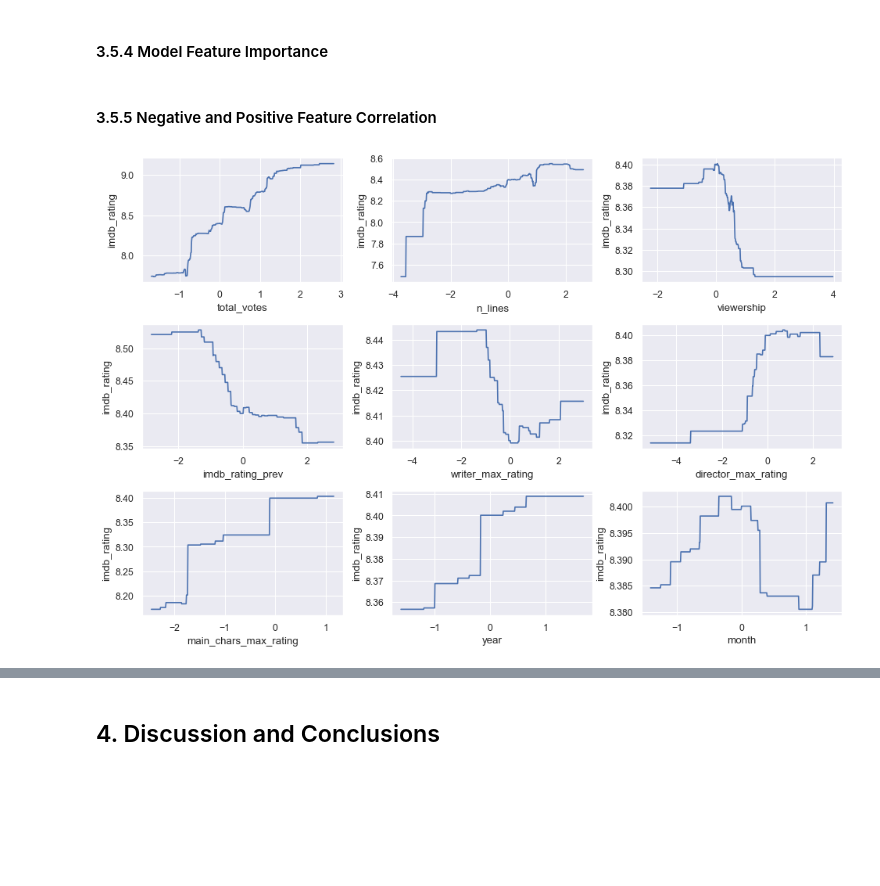
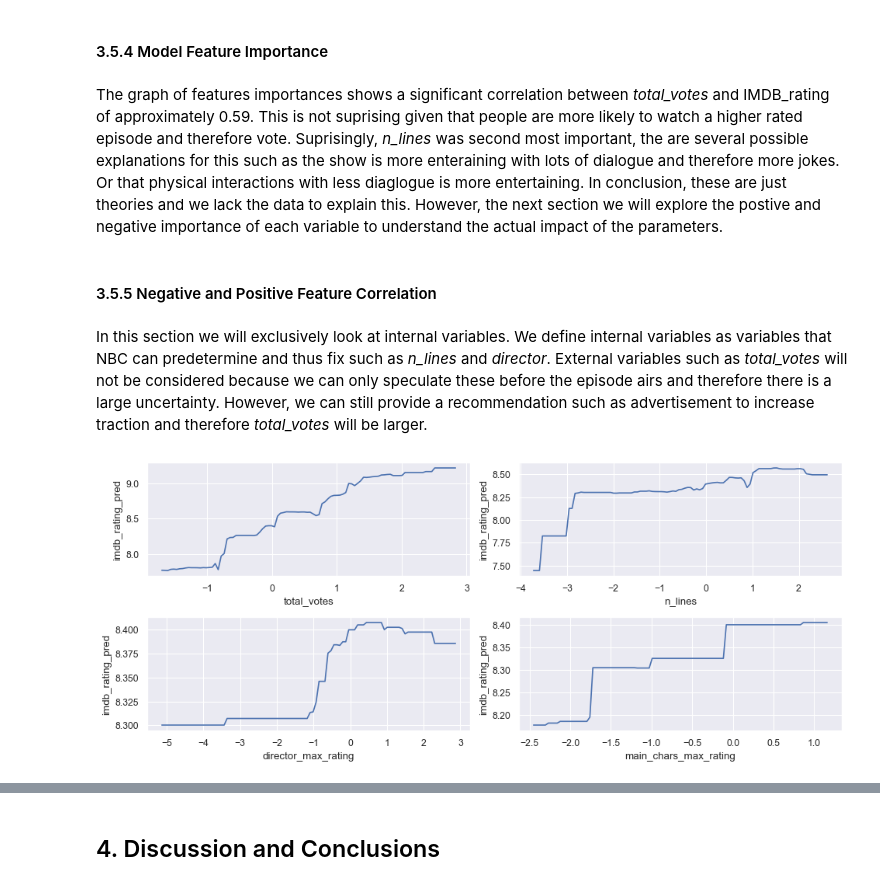
Before and after one commit to monicasteph97/mlp-proj1, a Jupyter notebook: project1.ipynb, the cells around one changed output, grey strips where cells are left out. Saved outputs shown, nothing was run; the diff lists cells and outputs as text; code cells hidden in the pictures; blank space fills up the shorter version.

```diff
--- a/project1.ipynb
+++ b/project1.ipynb
@@ -1005,9 +1005,11 @@ def show_feature_importances(pipeline, topk=10):
     df_feature = df_feature.head(topk)
 
     # Plot
-    plt.figure(figsize=(15, 5))
+    plt.figure(figsize=(8, 3))
     sns.barplot(df_feature, x='importance', y='name', palette=colors)
-    plt.title('Feature Importances', fontsize=14)
+    plt.title(f'{topk} Most Important Features')
+
+    return df_feature
 # %% [markdown]
 ### <a id=34> 3.4 Model Fitting </a>
 # %% [markdown]
@@ -1045,13 +1047,13 @@ num_cols = [x for x in df.columns if not x in label + stratify + cat_cols + remo
 
 # Features that are going to be preserved; perform PCA on other features
 cols_preserved = ['total_votes', 'writer_max_rating', 'director_max_rating', 'main_chars_max_rating',
-                  'imdb_rating_prev', 'n_lines', 'viewership', 'year', 'month']
+                  'n_lines', 'year', 'month']
 
 X_train, X_test, y_train, y_test = split(df.drop(columns=remove_cols), label=label, stratify=stratify)
 
 model = RandomForestRegressor(random_state=42, max_features=None)
 pipeline = preprocess(model, num_cols, cat_cols, cols_preserved)
 final_pipeline = model_fit(pipeline, X_train, X_test, y_train, y_test)
-show_feature_importances(final_pipeline)
+df_feature = show_feature_importances(final_pipeline, topk=5)
 # %% [output]
 Best Parameters: {'reduce_dim__pca_cols__pca__n_components': 2, 'model__n_estimators': 160, 'model__max_depth': 14}
@@ -1093,28 +1089,33 @@ The slight difference in the test and train scores could be explained by the mod
 #### <a id=353> 3.5.3 Model Graphical Representations </a>
 # %% [markdown]
 #### <a id=354> 3.5.4 Model Feature Importance </a>
+# %% [markdown]
+The graph of features importances shows a significant correlation between *total_votes* and IMDB_rating of approximately 0.59. This is not suprising given that people are more likely to watch a higher rated episode and therefore vote. Suprisingly, *n_lines* was second most important, the are several possible explanations for this such as the show is more enteraining with lots of dialogue and therefore more jokes. Or that physical interactions with less diaglogue is more entertaining. In conclusion, these are just theories and we lack the data to explain this. However, the next section we will explore the postive and negative importance of each variable to understand the actual impact of the parameters.
 # %% [markdown]
 #### <a id=355> 3.5.5 Negative and Positive Feature Correlation </a>
+# %% [markdown]
+In this section we will exclusively look at internal variables. We define internal variables as variables that NBC can predetermine and thus fix such as *n_lines* and *director*. External variables such as *total_votes* will not be considered because we can only speculate these before the episode airs and therefore there is a large uncertainty. However, we can still provide a recommendation such as advertisement to increase traction and therefore *total_votes* will be larger.
 # %%
 # Find positive or negative correlations from the features
 df_training = Pipeline(final_pipeline.steps[:-1]).fit_transform(X_train)
-fig, ax = plt.subplots(3, 3, figsize=(12, 8))
+fig, ax = plt.subplots(2, 2, figsize=(12, 5))
 fig.tight_layout(w_pad=2, h_pad=2)
 x, y = 0, 0
-for col in df_training.columns:
-    if 'pca' not in col:
+
+for col in df_feature['name']:
+    if not 'pca' in col:
         df_new = pd.DataFrame(columns=df_training.columns)
-        df_new.loc[:, col] = np.linspace(df_training[col].min(), df_training[col].max(), num=500)
+        df_new.loc[:, col] = np.linspace(df_training[col].min(), df_training[col].max(), num=100)
         for other_col in [x for x in df_training.columns if x != col]:
             df_new.loc[:, other_col] = df_training[other_col].mean()
 
-        df_new['imdb_rating'] = final_pipeline['model'].predict(df_new)
-        sns.lineplot(df_new, x=col, y='imdb_rating', ax=ax[x, y])
+        df_new['imdb_rating_pred'] = final_pipeline['model'].predict(df_new)
+        sns.lineplot(df_new, x=col, y='imdb_rating_pred', ax=ax[x, y])
 
-        if y == 2:
+        if y == 1:
             x += 1
             y = 0
         else:
             y += 1
 # %% [output]
-[figure, old version]
+[figure, new version]
```
Also changed, not shown: parts of 6 cells of this notebook.
